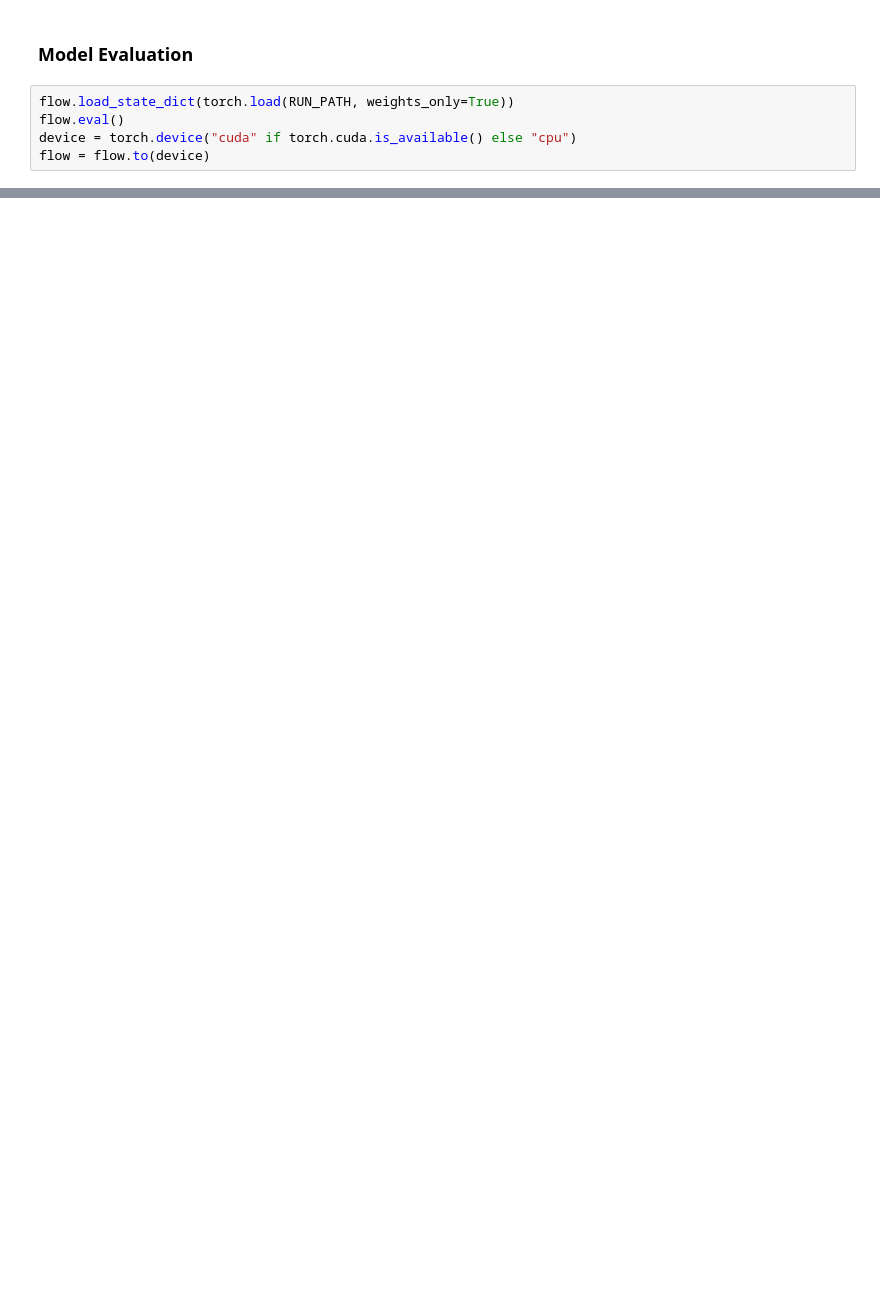
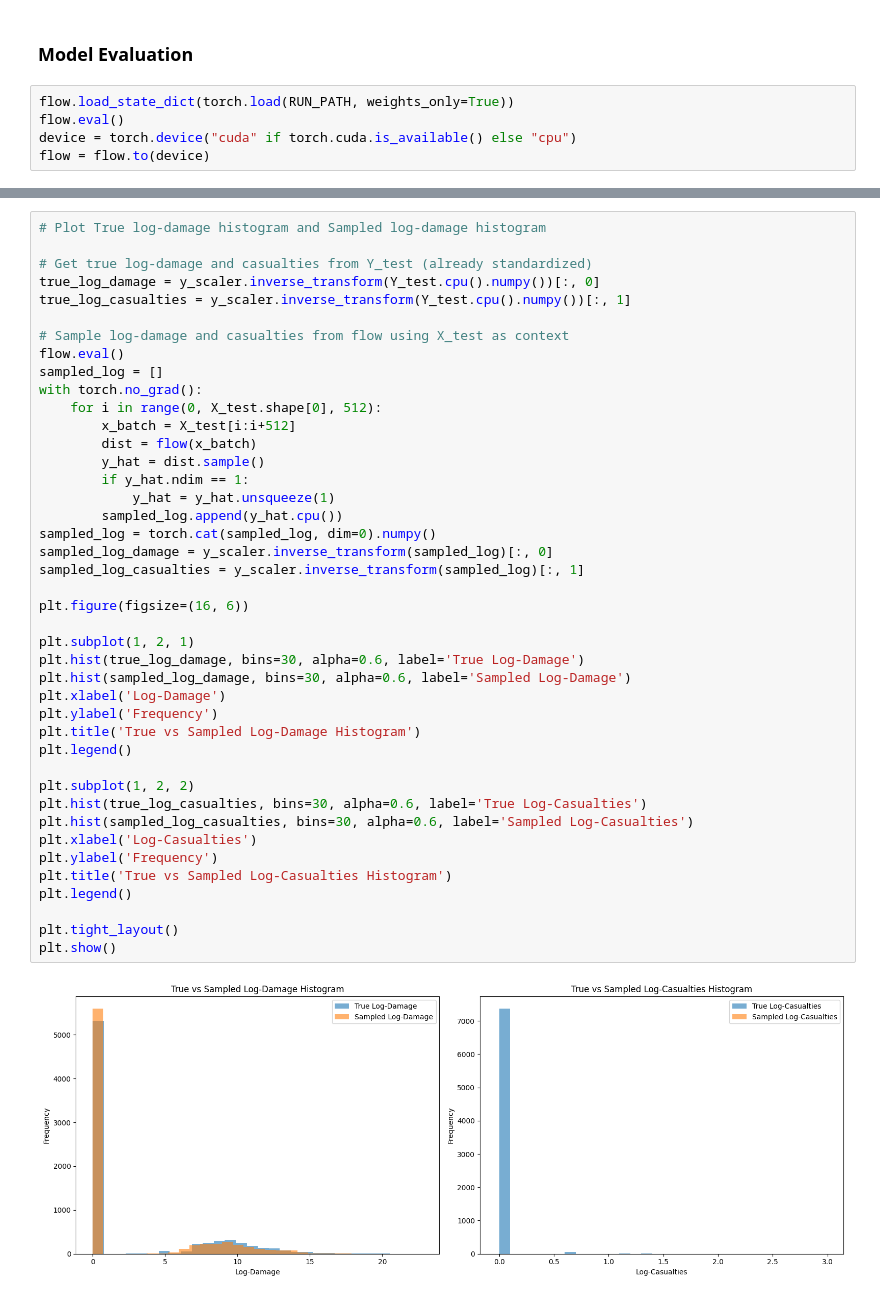
Before and after one commit to mattialodi0/progA3I, a Jupyter notebook: NSF_splitted/model_training.ipynb, the cells around one changed output, grey strips where cells are left out. Cells and saved outputs as stored; diff of their text form; blank space fills up the shorter version.

```diff
--- a/NSF_splitted/model_training.ipynb
+++ b/NSF_splitted/model_training.ipynb
@@ -477,0 +408,44 @@ Average absolute difference in CASUALTIES: 0.66
+# %%
+# Plot True log-damage histogram and Sampled log-damage histogram
+
+# Get true log-damage and casualties from Y_test (already standardized)
+true_log_damage = y_scaler.inverse_transform(Y_test.cpu().numpy())[:, 0]
+true_log_casualties = y_scaler.inverse_transform(Y_test.cpu().numpy())[:, 1]
+
+# Sample log-damage and casualties from flow using X_test as context
+flow.eval()
+sampled_log = []
+with torch.no_grad():
+    for i in range(0, X_test.shape[0], 512):
+        x_batch = X_test[i:i+512]
+        dist = flow(x_batch)
+        y_hat = dist.sample()
+        if y_hat.ndim == 1:
+            y_hat = y_hat.unsqueeze(1)
+        sampled_log.append(y_hat.cpu())
+sampled_log = torch.cat(sampled_log, dim=0).numpy()
+sampled_log_damage = y_scaler.inverse_transform(sampled_log)[:, 0]
+sampled_log_casualties = y_scaler.inverse_transform(sampled_log)[:, 1]
+
+plt.figure(figsize=(16, 6))
+
+plt.subplot(1, 2, 1)
+plt.hist(true_log_damage, bins=30, alpha=0.6, label='True Log-Damage')
+plt.hist(sampled_log_damage, bins=30, alpha=0.6, label='Sampled Log-Damage')
+plt.xlabel('Log-Damage')
+plt.ylabel('Frequency')
+plt.title('True vs Sampled Log-Damage Histogram')
+plt.legend()
+
+plt.subplot(1, 2, 2)
+plt.hist(true_log_casualties, bins=30, alpha=0.6, label='True Log-Casualties')
+plt.hist(sampled_log_casualties, bins=30, alpha=0.6, label='Sampled Log-Casualties')
+plt.xlabel('Log-Casualties')
+plt.ylabel('Frequency')
+plt.title('True vs Sampled Log-Casualties Histogram')
+plt.legend()
+
+plt.tight_layout()
+plt.show()
+# %% [output]
+[figure, added]
```
Also changed, not shown: parts of 11 cells of this notebook, 2 other files.
